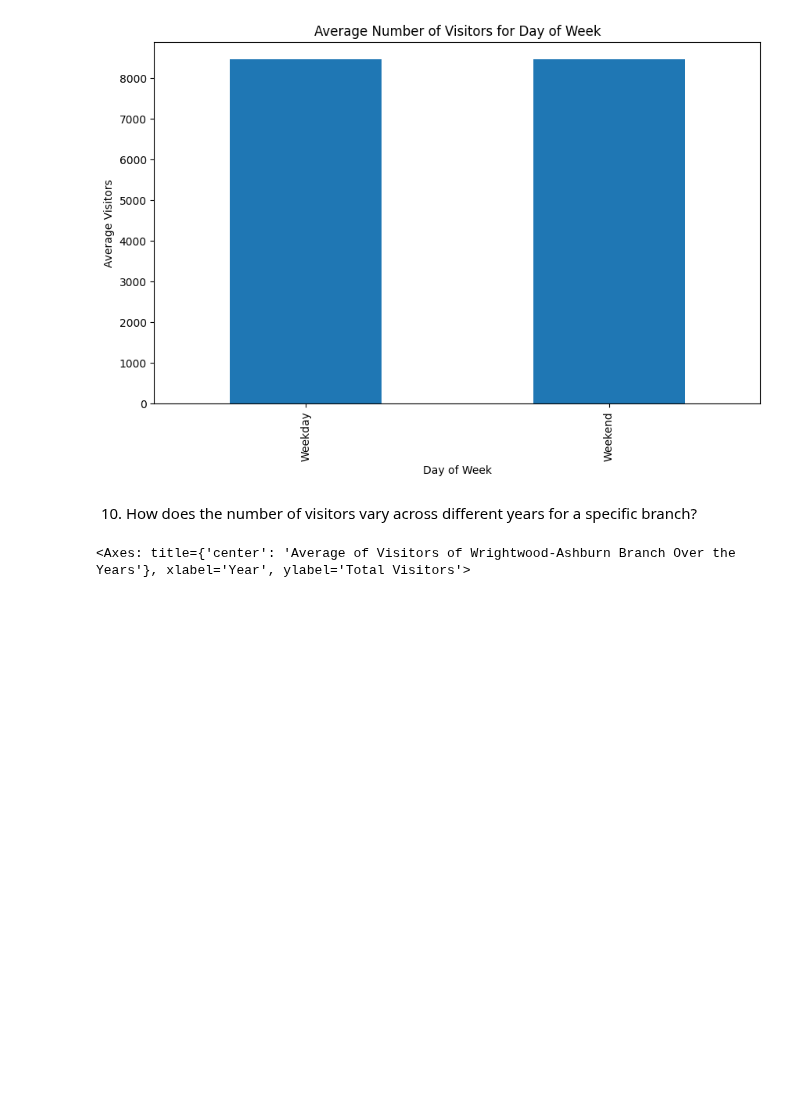
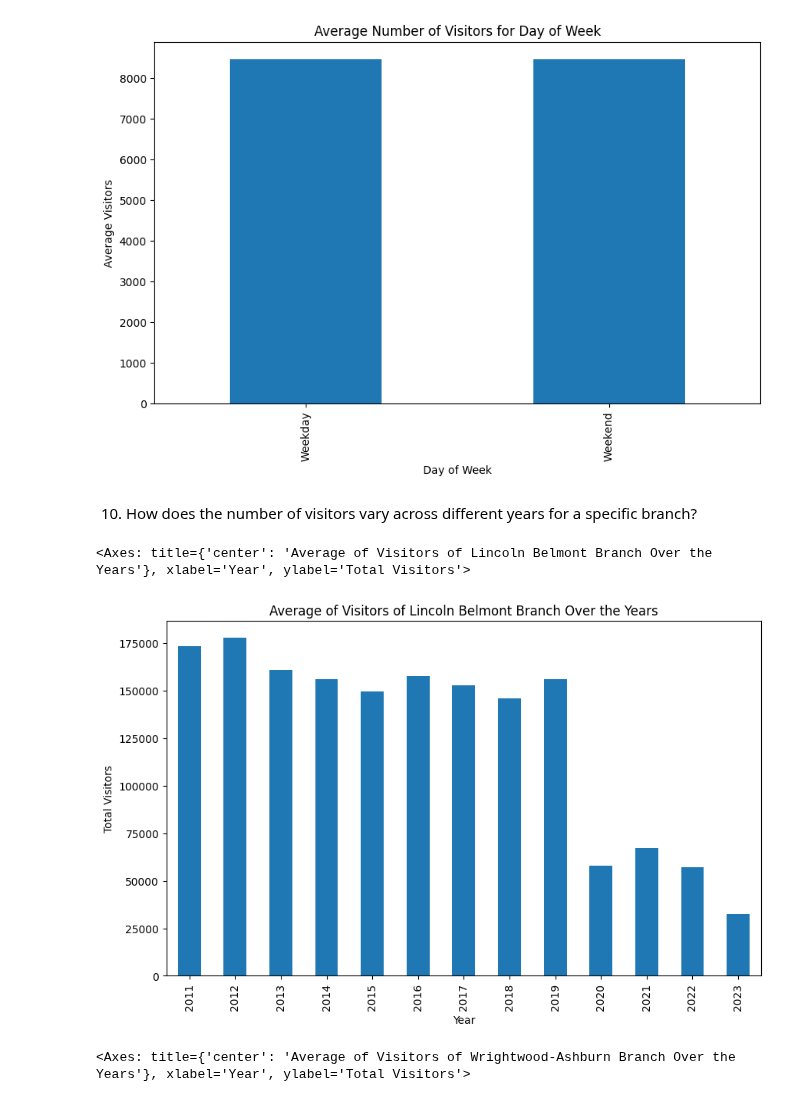
Before and after one commit to Rajvishah12/cpl_project, a Jupyter notebook: can-summer-2023/notebooks/Analyze monthly patterns of visitors -2.ipynb, the cells around one changed output. Cells and saved outputs as stored; diff of their text form; code cells hidden in the pictures; blank space fills up the shorter version.

```diff
--- a/can-summer-2023/notebooks/Analyze monthly patterns of visitors -2.ipynb
+++ b/can-summer-2023/notebooks/Analyze monthly patterns of visitors -2.ipynb
@@ -323,6 +323,21 @@ weekday_avg_visitors.plot(kind='bar', figsize=(10, 6), xlabel='Day of Week', yla
 [figure]
 # %% [markdown]
 10. How does the number of visitors vary across different years for a specific branch?
+# %%
+# Choose a specific branch for analysis (e.g., 'Albany Park')
+selected_branch = 'Lincoln Belmont'
+
+# Filter the data for the selected branch
+branch_data = Analyez[Analyez['BRANCH'] == selected_branch]
+
+# Group the filtered data by 'YEAR' and calculate the total number of visitors
+yearly_visitors_branch = branch_data.groupby('YEAR')['VISITORS'].sum()
+
+# Plot the total number of visitors for the selected branch by year
+yearly_visitors_branch.plot(kind='bar', figsize=(10, 6), xlabel='Year', ylabel='Total Visitors', title='Average of Visitors of Lincoln Belmont Branch Over the Years')
+# %% [output]
+<Axes: title={'center': 'Average of Visitors of Lincoln Belmont Branch Over the Years'}, xlabel='Year', ylabel='Total Visitors'>
+[figure, added]
 # %%
 # Choose a specific branch for analysis (e.g., 'Albany Park')
 selected_branch = 'Wrightwood-Ashburn'
```
Also changed, not shown: parts of 1 cell of this notebook, 4 other files.
